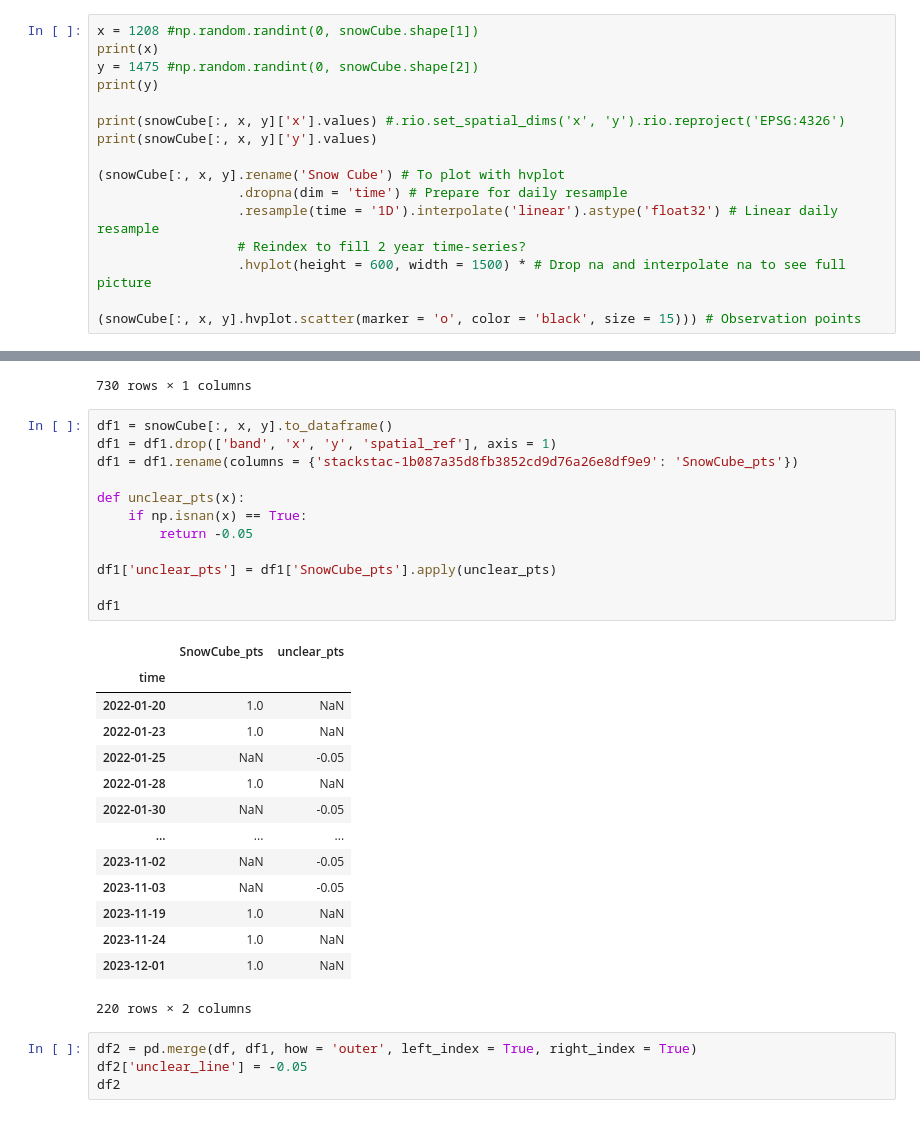
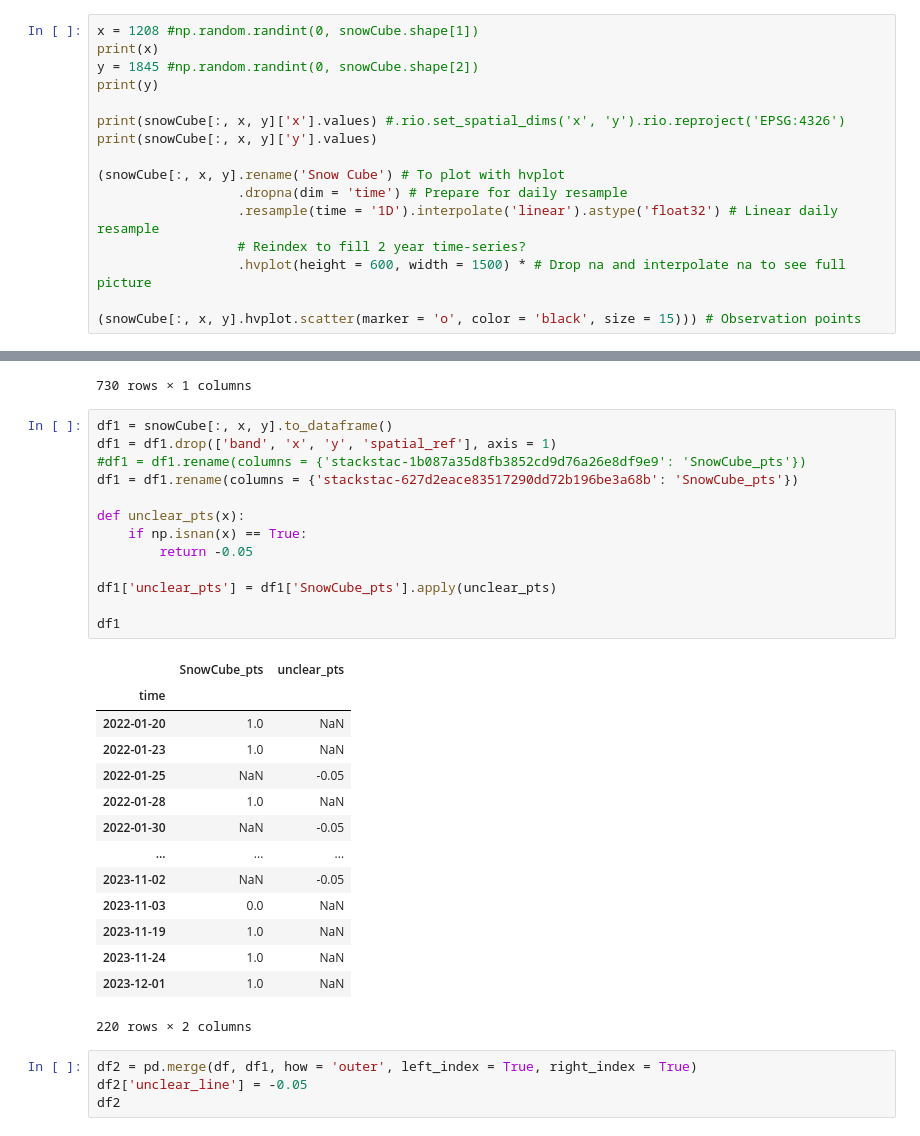
Before and after one commit to ZZMitch/snowDynamics_v1, a Jupyter notebook: Notebooks/Figure Creation/Figure 5and6andA10.ipynb, the cells around one changed output, grey strips where cells are left out. Cells and saved outputs as stored; diff of their text form.

```diff
--- a/Notebooks/Figure Creation/Figure 5and6andA10.ipynb
+++ b/Notebooks/Figure Creation/Figure 5and6andA10.ipynb
@@ -260,7 +260,7 @@ array([[[ 1.,  1.,  1., ...,  1.,  1.,  1.],
 # %%
 x = 1208 #np.random.randint(0, snowCube.shape[1])
 print(x)
-y = 1475 #np.random.randint(0, snowCube.shape[2])
+y = 1845 #np.random.randint(0, snowCube.shape[2])
 print(y)
 
 print(snowCube[:, x, y]['x'].values) #.rio.set_spatial_dims('x', 'y').rio.reproject('EPSG:4326')
@@ -315,26 +315,27 @@ df
 # %%
 df1 = snowCube[:, x, y].to_dataframe()
 df1 = df1.drop(['band', 'x', 'y', 'spatial_ref'], axis = 1)
-df1 = df1.rename(columns = {'stackstac-1b087a35d8fb3852cd9d76a26e8df9e9': 'SnowCube_pts'})
+#df1 = df1.rename(columns = {'stackstac-1b087a35d8fb3852cd9d76a26e8df9e9': 'SnowCube_pts'})
+df1 = df1.rename(columns = {'stackstac-627d2eace83517290dd72b196be3a68b': 'SnowCube_pts'})
 
 def unclear_pts(x):
     if np.isnan(x) == True:
         return -0.05
 
 df1['unclear_pts'] = df1['SnowCube_pts'].apply(unclear_pts)
 
 df1
 # %% [output]
 |  | SnowCube_pts | unclear_pts |
 | time |  |  |
 | 2022-01-20 | 1.0 | NaN |
 | 2022-01-23 | 1.0 | NaN |
 | 2022-01-25 | NaN | -0.05 |
 | 2022-01-28 | 1.0 | NaN |
 | 2022-01-30 | NaN | -0.05 |
 | ... | ... | ... |
 | 2023-11-02 | NaN | -0.05 |
-| 2023-11-03 | NaN | -0.05 |
+| 2023-11-03 | 0.0 | NaN |
 | 2023-11-19 | 1.0 | NaN |
 | 2023-11-24 | 1.0 | NaN |
 | 2023-12-01 | 1.0 | NaN |
```
Also changed, not shown: parts of 10 cells of this notebook, 2 other files.
